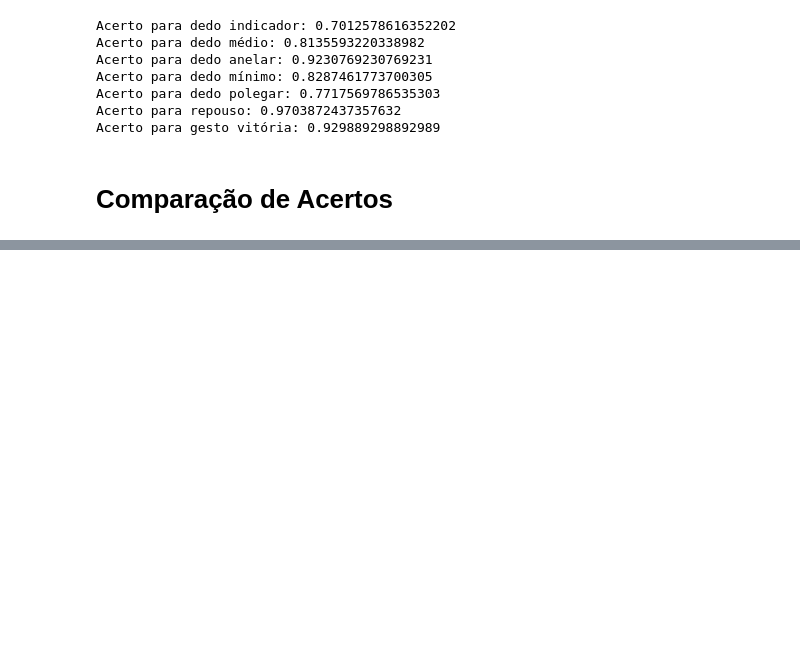
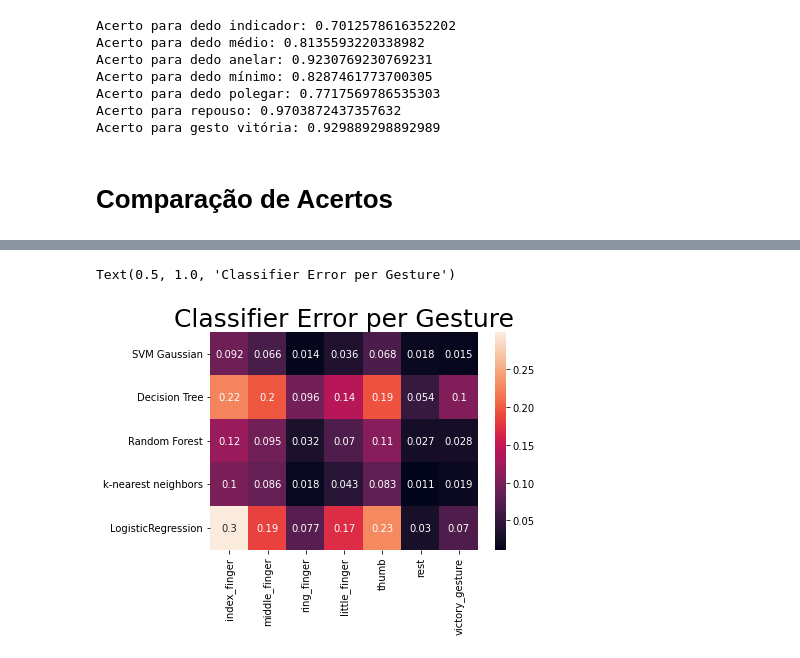
Before and after one commit to periclesrialto/PatternRecognition, a Jupyter notebook: EMG_Signal_Study.ipynb, the cells around one changed output, grey strips where cells are left out. Saved outputs shown, nothing was run; the diff lists cells and outputs as text; code cells hidden in the pictures; blank space fills up the shorter version.

```diff
--- a/EMG_Signal_Study.ipynb
+++ b/EMG_Signal_Study.ipynb
@@ -1009,0 +1011,8 @@ Text(0.5, 1.0, 'Classifier Accuracy per Gesture')
+# %%
+errors = pd.DataFrame((-1*(scores-1)))
+errors.columns =  gestures
+errors.index  = classifiers_names
+sns.heatmap(errors, annot=True).set_title('Classifier Error per Gesture', fontdict={'fontsize':25})
+# %% [output]
+Text(0.5, 1.0, 'Classifier Error per Gesture')
+[figure, added]
```
Also changed, not shown: parts of 1 cell of this notebook.
